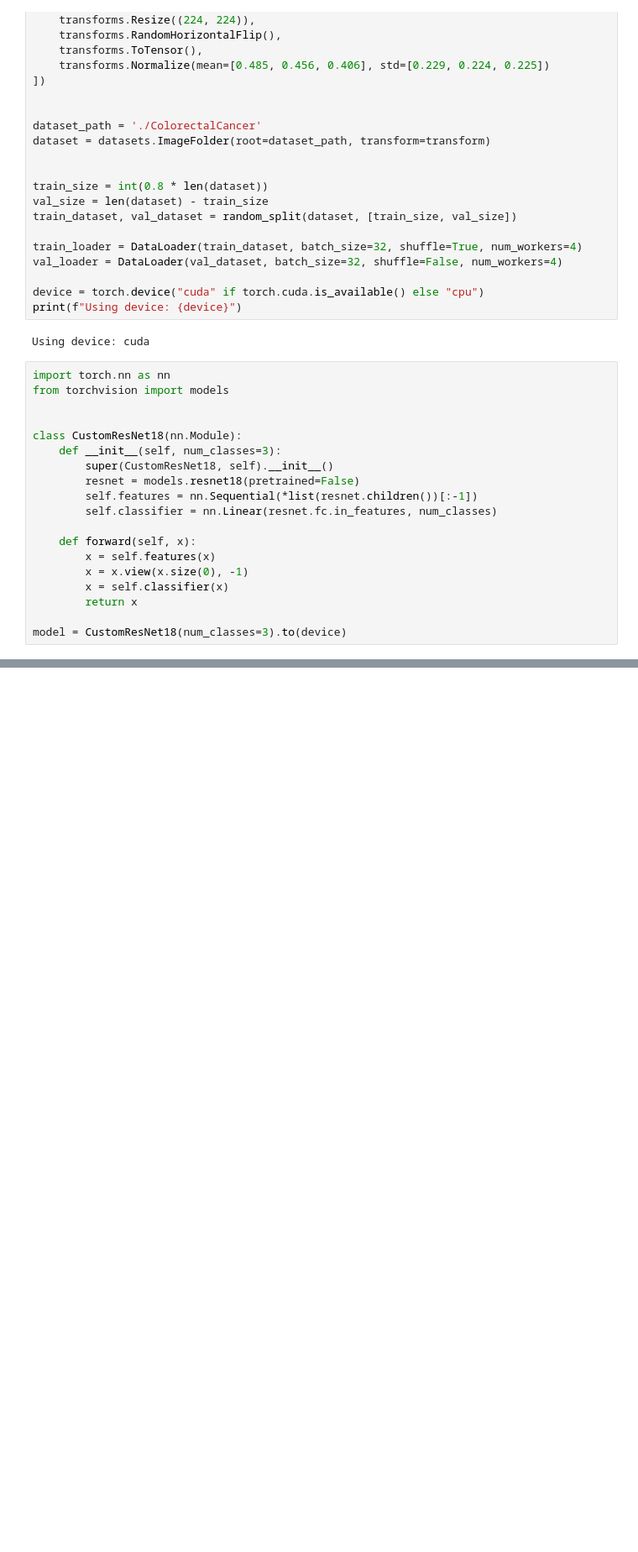
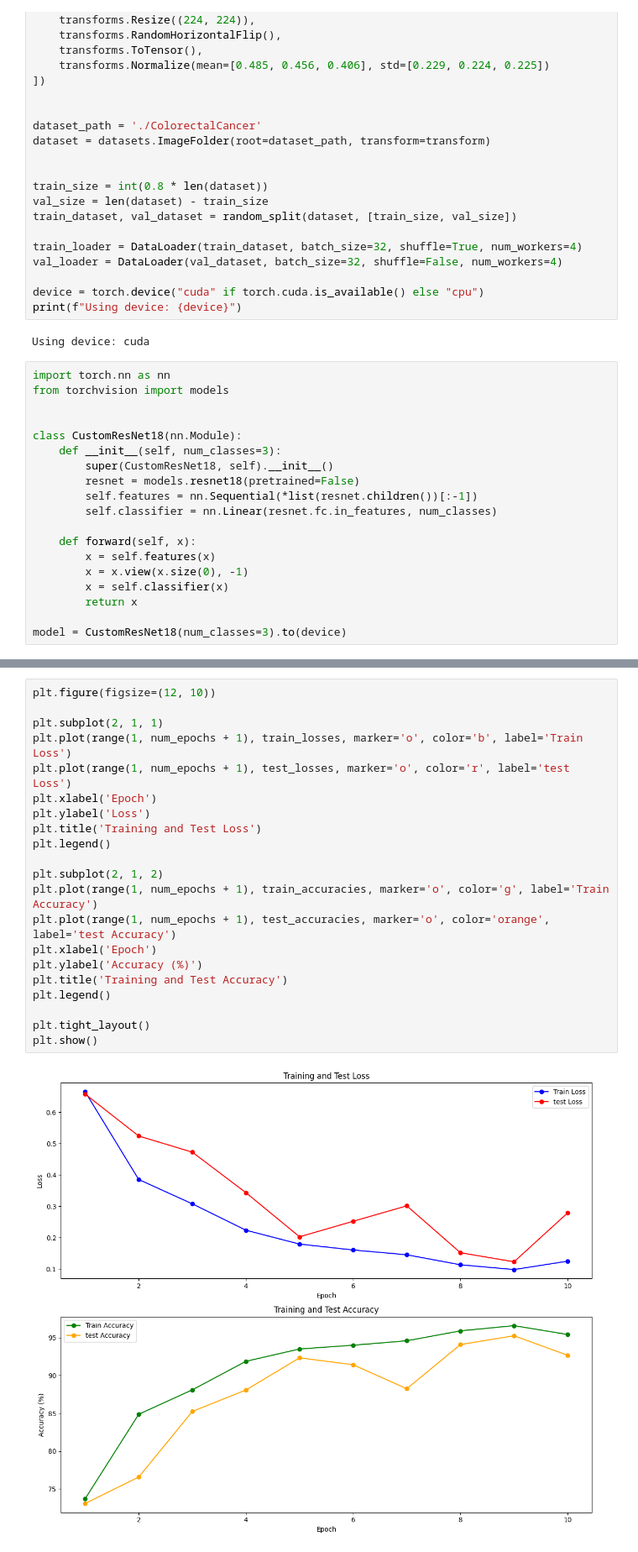
Before and after one commit to Clementxu8268/COMP432-GroupL, a Jupyter notebook: task1.ipynb, the cells around one changed output, grey strips where cells are left out. Shown at 84% size. Drawn from its saved outputs; the diff is of its cells as text; blank space fills up the shorter version.

```diff
--- a/task1.ipynb
+++ b/task1.ipynb
@@ -122,3 +150,26 @@ Final feature model saved.
+# %%
+plt.figure(figsize=(12, 10))
+
+plt.subplot(2, 1, 1)
+plt.plot(range(1, num_epochs + 1), train_losses, marker='o', color='b', label='Train Loss')
+plt.plot(range(1, num_epochs + 1), test_losses, marker='o', color='r', label='test Loss')
+plt.xlabel('Epoch')
+plt.ylabel('Loss')
+plt.title('Training and Test Loss')
+plt.legend()
+
+plt.subplot(2, 1, 2)
+plt.plot(range(1, num_epochs + 1), train_accuracies, marker='o', color='g', label='Train Accuracy')
+plt.plot(range(1, num_epochs + 1), test_accuracies, marker='o', color='orange', label='test Accuracy')
+plt.xlabel('Epoch')
+plt.ylabel('Accuracy (%)')
+plt.title('Training and Test Accuracy')
+plt.legend()
+
+plt.tight_layout()
+plt.show()
+# %% [output]
+[figure, added]
 # %%
 from sklearn.manifold import TSNE
 import matplotlib.pyplot as plt
```
Also changed, not shown: parts of 2 cells of this notebook, 4 other files.
